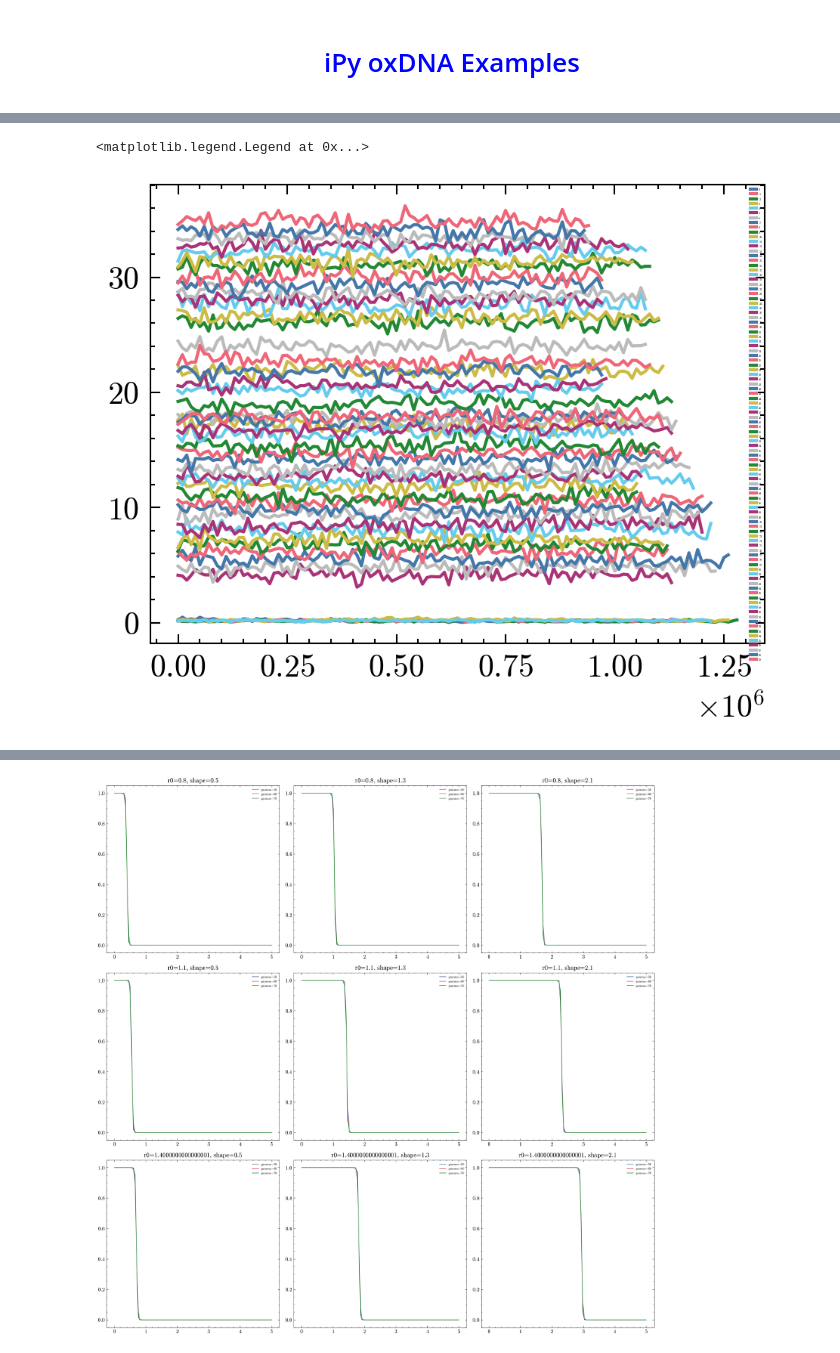
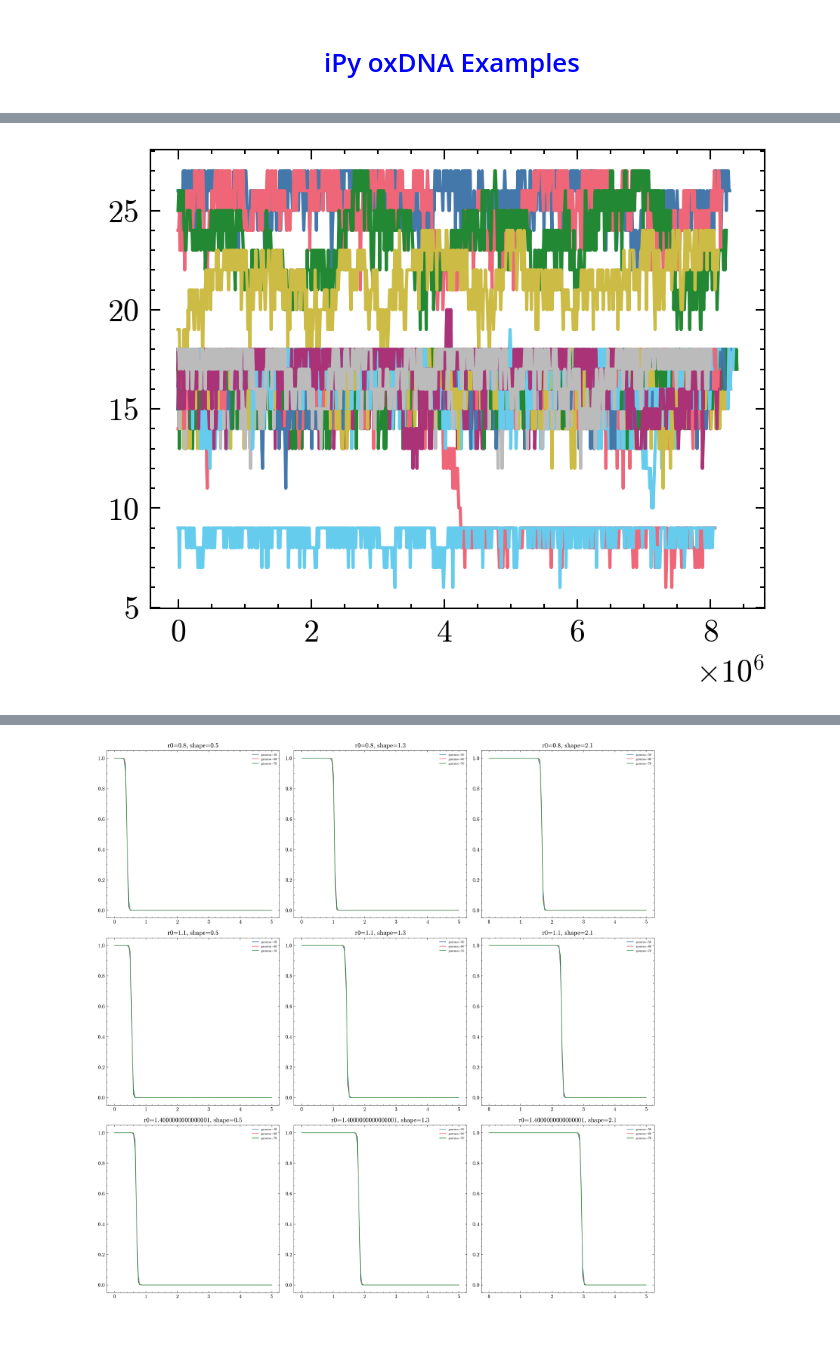
Before and after one commit to mlsample/ipy_oxDNA, a Jupyter notebook: src/ico_3p_melting.ipynb, the cells around one changed output, grey strips where cells are left out. Drawn from its saved outputs; the diff is of its cells as text; code cells hidden in the pictures.

```diff
--- a/src/ico_3p_melting.ipynb
+++ b/src/ico_3p_melting.ipynb
@@ -111,0 +157,7 @@ simulation_manager.run(gpu_mem_block=False)
+# %%
+for us, production_parameters in zip(us_list, production_parameters_list):
+    print(us.system)
+    us.build_production_runs(simulation_manager, n_windows, monomer_1, monomer_2,
+                             stiff, xmin, xmax, production_parameters,
+                             observable=True, print_every=print_every ,protein=None,
+                             force_file=None, continue_run=False, name=name, custom_observable=hb_contact_observable)
@@ -166,14 +252,0 @@ us_list[0].temperature_interpolation(max_hb, temp_range, reread_files=False)
-# %%
-calculated_bin_centers, bin_edges = us_list[0].get_bins(xmin, xmax, n_bins=200)
-with plt.style.context(['science', 'no-latex', 'bright']):
-
-    fig, ax = plt.subplots(dpi=300)
-
-    for f, temp_val in zip(free, temp_range):
-        plt.plot(calculated_bin_centers*0.8518, f - f[5], label=f'{temp_val:.1f}C')
-
-    plt.legend(fontsize=6)
-# %%
-for us in us_list:
-    for idx in range(3, 8):
-        us.analysis.view_conf('prod', idx)
@@ -179,0 +261,17 @@ for us in us_list:
+# %%
+xmin = 0
+xmax = 55
+# temp_range = np.linspace(45, 65, 41)
+# temp_range = np.array([50])
+temp_range = np.array([20, 30, 40, 45, 50, 51, 52, 53, 54, 55, 56, 57, 58, 60, 70, 80])
+n_bins = 400
+max_hb = 27
+epsilon = 1e-6
+convergence_slice = 2
+
+us_list[0].wham_cont_and_disc_temp_interp_converg_analysis(convergence_slice, temp_range,
+                                                           n_bins, xmin, xmax,max_hb,
+                                                           epsilon=epsilon, reread_files=False,
+                                                           all_observables=True)
+
+# us_list[0].discrete_temp_interp_converg_analysis(convergence_slice, max_hb, temp_range, reread_files=False, all_observables=True)
@@ -192,13 +347,12 @@ for us in us_list:
 # %%
 names = ['backbone', 'bonded_excluded_volume', 'stacking', 'nonbonded_excluded_volume', 'hydrogen_bonding', 'cross_stacking', 'coaxial_stacking', 'debye_huckel']
 columns = ['com_distance', 'hb_list', 'force_energy', *names]
 
 my_obs = all_observables[0]
 
 fig, ax = plt.subplots(dpi=300)
 for idx, obs in enumerate(my_obs):
-    plt.plot(obs['steps'], obs['com_distance'], label=f'{idx}')
-plt.legend(fontsize=1)
+    plt.plot(obs['steps'], obs['hb_list'].rolling(window=1).mean(), label=f'{idx}', linewidth=1)
+# plt.legend(fontsize=1)
 # %% [output]
-<matplotlib.legend.Legend at 0x...>
-[figure, old version]
+[figure, new version]
```
Also changed, not shown: parts of 25 cells of this notebook.
